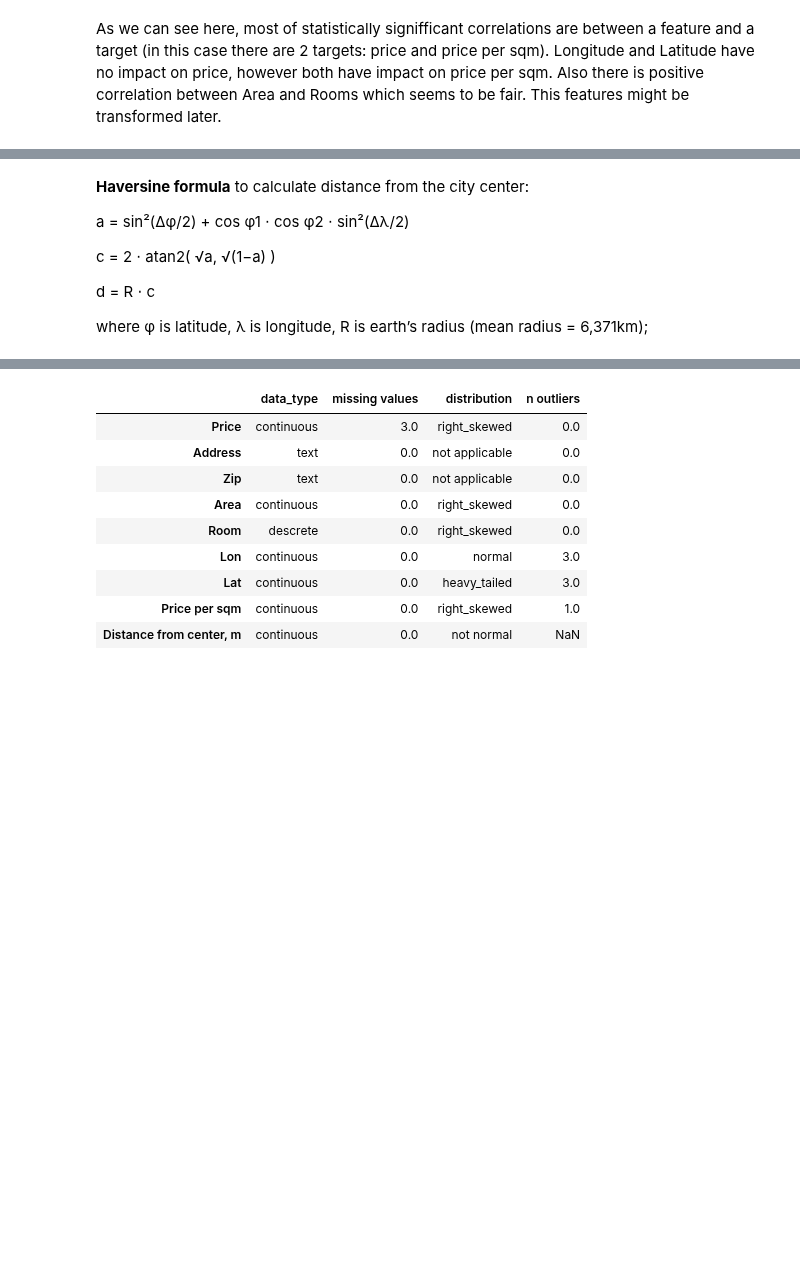
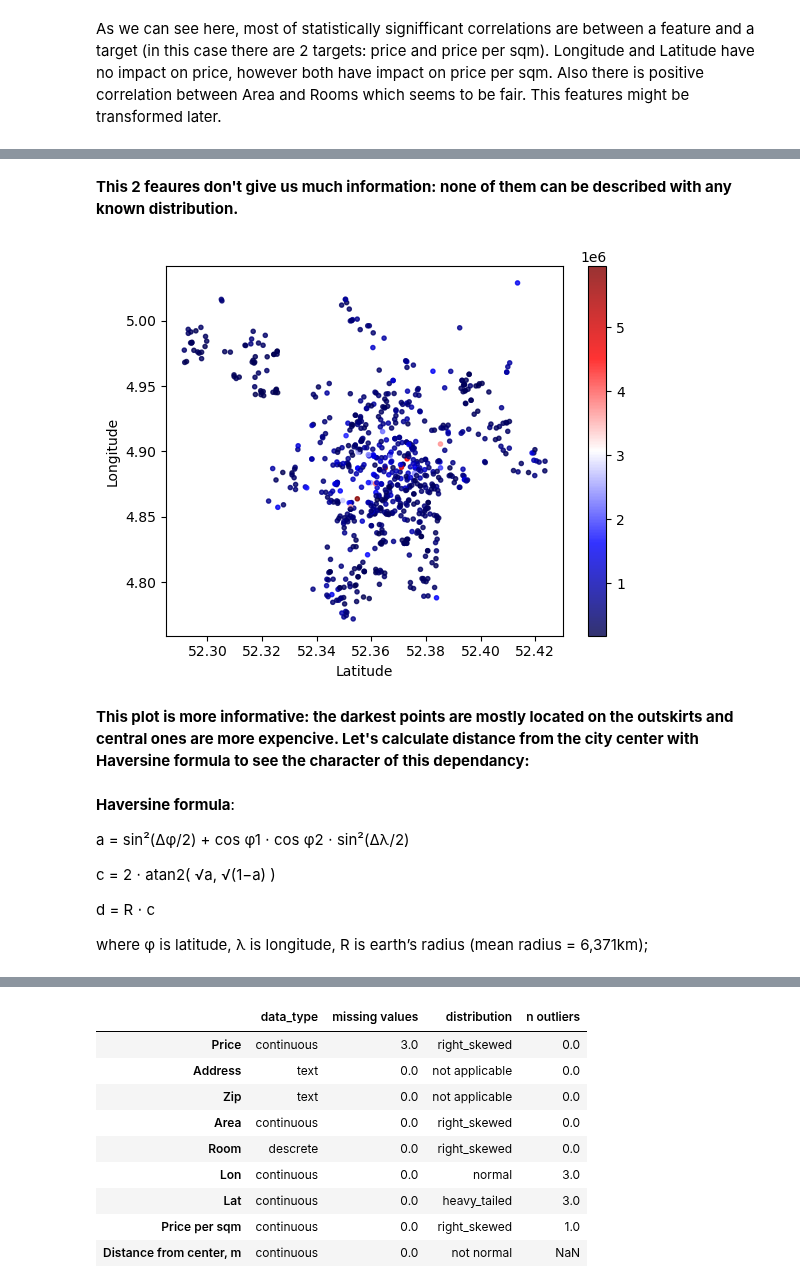
Before and after one commit to nadiia-duiunova/House_price, a Jupyter notebook: Stat inference.ipynb, the cells around one changed output, grey strips where cells are left out. Saved outputs shown, nothing was run; the diff lists cells and outputs as text; code cells hidden in the pictures; blank space fills up the shorter version.

```diff
--- a/Stat inference.ipynb
+++ b/Stat inference.ipynb
@@ -325,5 +324,17 @@ As we can see here, most of statistically signifficant correlations are between
+# %% [markdown]
+**This 2 feaures don't give us much information: none of them can be described with any known distribution.**
+# %%
+plt.scatter(data['Lat'], data['Lon'], alpha = .8, c = data['Price'], cmap = 'seismic', marker='.')
+
+plt.xlabel('Latitude')
+plt.ylabel('Longitude')
+cbar = plt.colorbar()
+# %% [output]
+[figure, added]
+# %% [markdown]
+**This plot is more informative: the darkest points are mostly located on the outskirts and central ones are more expencive. Let's calculate distance from the city center with Haversine formula to see the character of this dependancy:**
 # %% [markdown]
-**Haversine formula** to calculate distance from the city center:
+**Haversine formula**:
 
 a = sin²(Δφ/2) + cos φ1 ⋅ cos φ2 ⋅ sin²(Δλ/2)
 
```
Also changed, not shown: parts of 22 cells of this notebook.
